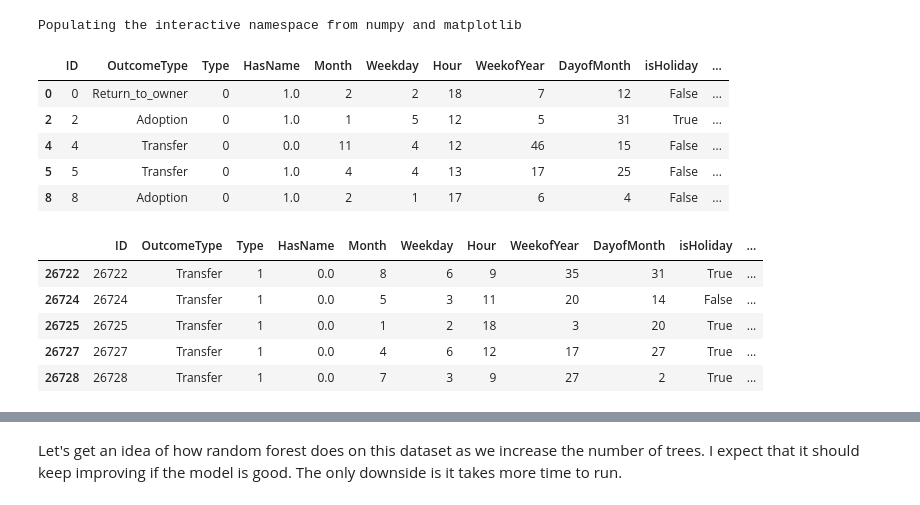
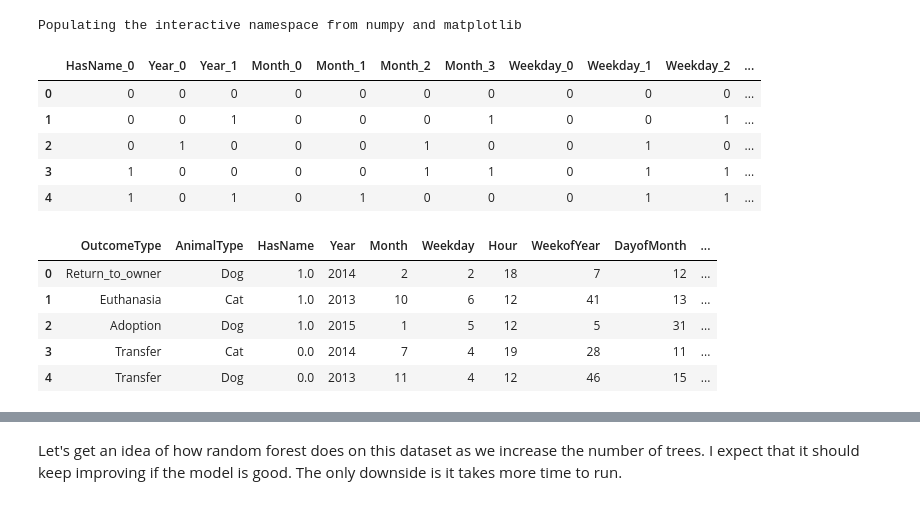
Before and after one commit to mspinelli/animal_shelter, a Jupyter notebook: Classify.ipynb, the cells around one changed output, grey strips where cells are left out. Drawn from its saved outputs; the diff is of its cells as text; code cells hidden in the pictures.

```diff
--- a/Classify.ipynb
+++ b/Classify.ipynb
@@ -32,21 +19,27 @@ cats.AvgAge = 12
-# %%
-imputer = Imputer(strategy='median')
-dogs.fillna(dogs.median(), axis=0, inplace=True)
-cats.fillna(cats.median(), axis=0, inplace=True)
-animals = pd.concat([dogs, cats])
-ICD.display(animals.head())
-ICD.display(animals.tail())
-# %% [output]
-|  | ID | OutcomeType | Type | HasName | Month | Weekday | Hour | WeekofYear | DayofMonth | isHoliday | ... |
-| 0 | 0 | Return_to_owner | 0 | 1.0 | 2 | 2 | 18 | 7 | 12 | False | ... |
-| 2 | 2 | Adoption | 0 | 1.0 | 1 | 5 | 12 | 5 | 31 | True | ... |
-| 4 | 4 | Transfer | 0 | 0.0 | 11 | 4 | 12 | 46 | 15 | False | ... |
-| 5 | 5 | Transfer | 0 | 1.0 | 4 | 4 | 13 | 17 | 25 | False | ... |
-| 8 | 8 | Adoption | 0 | 1.0 | 2 | 1 | 17 | 6 | 4 | False | ... |
-|  | ID | OutcomeType | Type | HasName | Month | Weekday | Hour | WeekofYear | DayofMonth | isHoliday | ... |
-| 26722 | 26722 | Transfer | 1 | 0.0 | 8 | 6 | 9 | 35 | 31 | True | ... |
-| 26724 | 26724 | Transfer | 1 | 0.0 | 5 | 3 | 11 | 20 | 14 | False | ... |
-| 26725 | 26725 | Transfer | 1 | 0.0 | 1 | 2 | 18 | 3 | 20 | True | ... |
-| 26727 | 26727 | Transfer | 1 | 0.0 | 4 | 6 | 12 | 17 | 27 | True | ... |
-| 26728 | 26728 | Transfer | 1 | 0.0 | 7 | 3 | 9 | 27 | 2 | True | ... |
+# %%
+pd.set_option('display.max_columns', None)
+
+animals_binary = pd.read_csv('binary_imputed_train.csv')
+#animals_binary.drop(['AnimalID', 'OutcomeSubtype'], axis=1, inplace=True)
+ICD.display(animals_binary.head())
+
+animals = pd.read_csv('imputed_train.csv')
+animals = animals.iloc[:, [2] + range(7, len(animals.columns))]
+animals.drop(['AnimalID', 'OutcomeSubtype'], axis=1, inplace=True)
+ot = animals.pop('OutcomeType')
+animals.insert(0, 'OutcomeType', ot)
+ICD.display(animals.head())
+# %% [output]
+|  | HasName_0 | Year_0 | Year_1 | Month_0 | Month_1 | Month_2 | Month_3 | Weekday_0 | Weekday_1 | Weekday_2 | ... |
+| 0 | 0 | 0 | 0 | 0 | 0 | 0 | 0 | 0 | 0 | 0 | ... |
+| 1 | 0 | 0 | 1 | 0 | 0 | 0 | 1 | 0 | 0 | 1 | ... |
+| 2 | 0 | 1 | 0 | 0 | 0 | 1 | 0 | 0 | 1 | 0 | ... |
+| 3 | 1 | 0 | 0 | 0 | 0 | 1 | 1 | 0 | 1 | 1 | ... |
+| 4 | 1 | 0 | 1 | 0 | 1 | 0 | 0 | 0 | 1 | 1 | ... |
+|  | OutcomeType | AnimalType | HasName | Year | Month | Weekday | Hour | WeekofYear | DayofMonth | ... |
+| 0 | Return_to_owner | Dog | 1.0 | 2014 | 2 | 2 | 18 | 7 | 12 | ... |
+| 1 | Euthanasia | Cat | 1.0 | 2013 | 10 | 6 | 12 | 41 | 13 | ... |
+| 2 | Adoption | Dog | 1.0 | 2015 | 1 | 5 | 12 | 5 | 31 | ... |
+| 3 | Transfer | Cat | 0.0 | 2014 | 7 | 4 | 19 | 28 | 11 | ... |
+| 4 | Transfer | Dog | 0.0 | 2013 | 11 | 4 | 12 | 46 | 15 | ... |
 # %%
```
Also changed, not shown: parts of 14 cells of this notebook, 9 other files.
